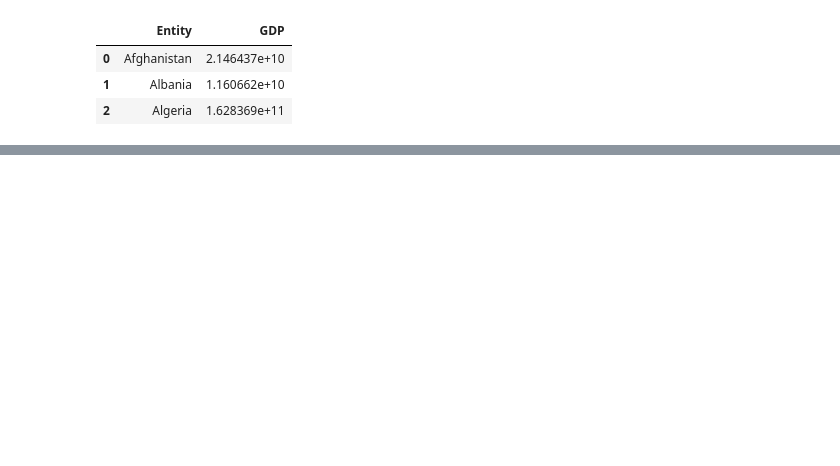
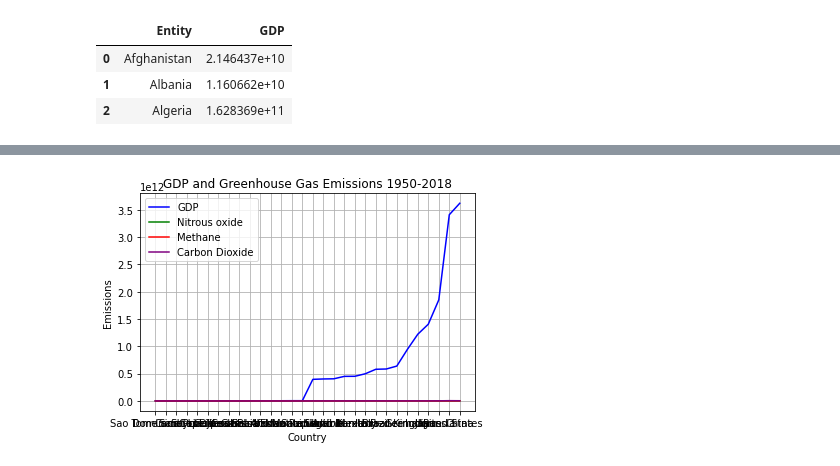
Before and after one commit to fionaabad/Climate-Change, a Jupyter notebook: GDP/growth.ipynb, the cells around one changed output, grey strips where cells are left out. Drawn from its saved outputs; the diff is of its cells as text; code cells hidden in the pictures; blank space fills up the shorter version.

```diff
--- a/GDP/growth.ipynb
+++ b/GDP/growth.ipynb
@@ -10,0 +20,5 @@ df.head(3)
+# %%
+sel = (gh['Entity'] != 'World') & (gh['Year'] >= 1950) & (gh['Year'] <= 2018)
+df = gh[sel]
+
+df.columns
@@ -10,0 +30,6 @@ df.head(3)
+# %%
+df['nitrous'] = df['Annual nitrous oxide emissions in CO2 equivalents']
+df['methane'] = df['Annual methane emissions in CO2 equivalents']
+df['co2'] = df['Annual CO2 emissions']
+
+df.head()
@@ -10,0 +58,3 @@ df.head(3)
+# %%
+emissions = df.groupby(df['Entity'])[['nitrous', 'methane', 'co2']].mean()
+emissions.head()
@@ -10,0 +69,8 @@ df.head(3)
+# %%
+merged = pd.merge(gdp, emissions, on='Entity', how='inner')
+#merged_df.rename(columns={'Mean': 'Global Temperature'}, inplace=True)
+sel1 = merged.nlargest(15, 'GDP')
+sel2 = merged.nsmallest(15, 'GDP').sort_values(by='GDP', ascending=False)
+
+merged_df = sel1.append(sel2)
+merged_df = merged_df.reset_index(drop=True).sort_values(by='GDP')
@@ -10,0 +97,19 @@ df.head(3)
+# %%
+plt.plot(merged_df['Entity'], merged_df['GDP'], label='GDP', color='blue')
+
+# Graficar las emisiones de los diferentes gases
+plt.plot(merged_df['Entity'], merged_df['nitrous'], label='Nitrous oxide', color='green')
+plt.plot(merged_df['Entity'], merged_df['methane'], label='Methane', color='red')
+plt.plot(merged_df['Entity'], merged_df['co2'], label='Carbon Dioxide', color='purple')
+
+# Etiquetas y título del gráfico
+plt.xlabel('Country')
+plt.ylabel('Emissions')
+plt.title('GDP and Greenhouse Gas Emissions 1950-2018')
+plt.legend()
+
+# Mostrar el gráfico
+plt.grid(True)
+plt.show()
+# %% [output]
+[figure, added]
```
Also changed, not shown: parts of 9 cells of this notebook, 3 other files.
